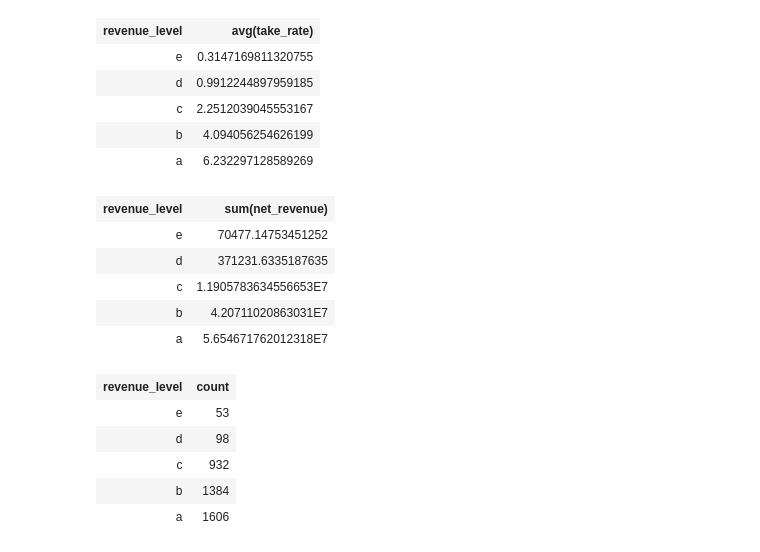
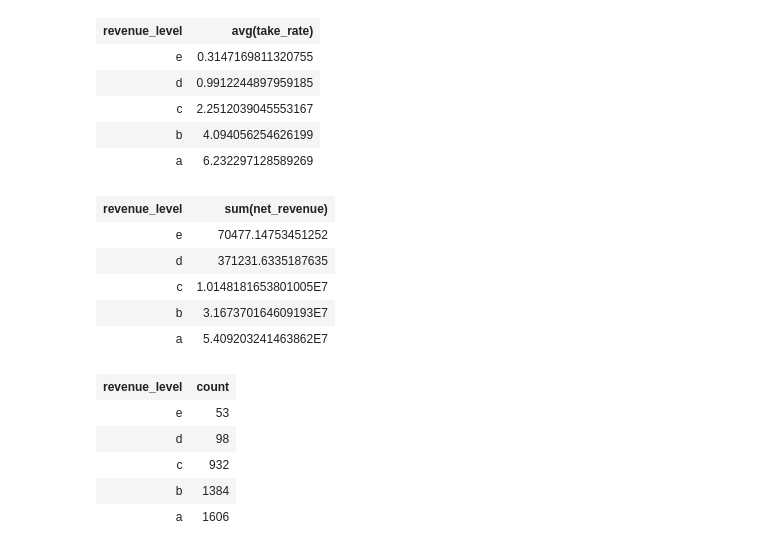
Before and after one commit to MAST30034-AppliedDataScience/project-2-group-buy-now-pay-later-industry-project-9, a Jupyter notebook: notebooks/ETL_pipeline.ipynb, the cells around one changed output. Cells and saved outputs as stored; diff of their text form; code cells hidden in the pictures.

```diff
--- a/notebooks/ETL_pipeline.ipynb
+++ b/notebooks/ETL_pipeline.ipynb
@@ -489,16 +489,16 @@ merchant_info.groupBy(F.col("revenue_level")).agg(F.avg(F.col("take_rate"))) # a
 | b | 4.094056254626199 |
 | a | 6.232297128589269 |
 # %%
-merchant_profitability.groupBy('revenue_level').sum('net_revenue') #sum up the net_revenue of BNPL firm for each level
-
+net_revenue_level = merchant_profitability.groupBy('revenue_level').sum('net_revenue') #sum up the net_revenue of BNPL firm for each level
+net_revenue_level
 #Data shows that make the most net_revenue from small
 # %% [output]
 | revenue_level | sum(net_revenue) |
 | e | 70477.14753451252 |
 | d | 371231.6335187635 |
-| c | 1.1905783634556653E7 |
-| b | 4.20711020863031E7 |
-| a | 5.654671762012318E7 |
+| c | 1.0148181653801005E7 |
+| b | 3.167370164609193E7 |
+| a | 5.409203241463862E7 |
 # %%
 # Count the occurrences of each revenue level
 merchant_profitability.groupBy('revenue_level').count()
```
Also changed, not shown: parts of 3 cells of this notebook.
